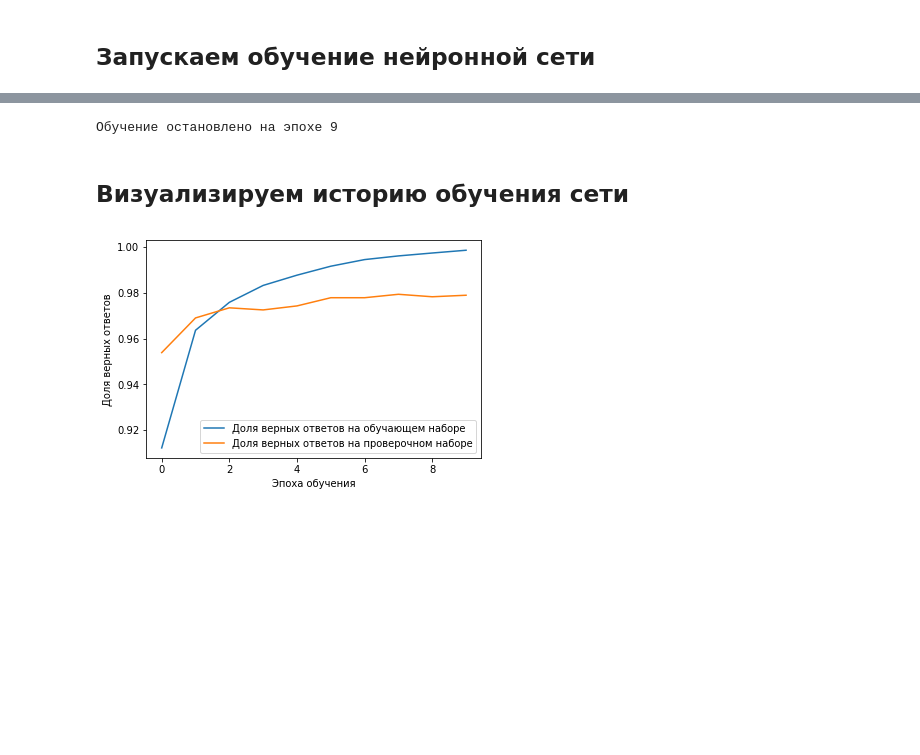
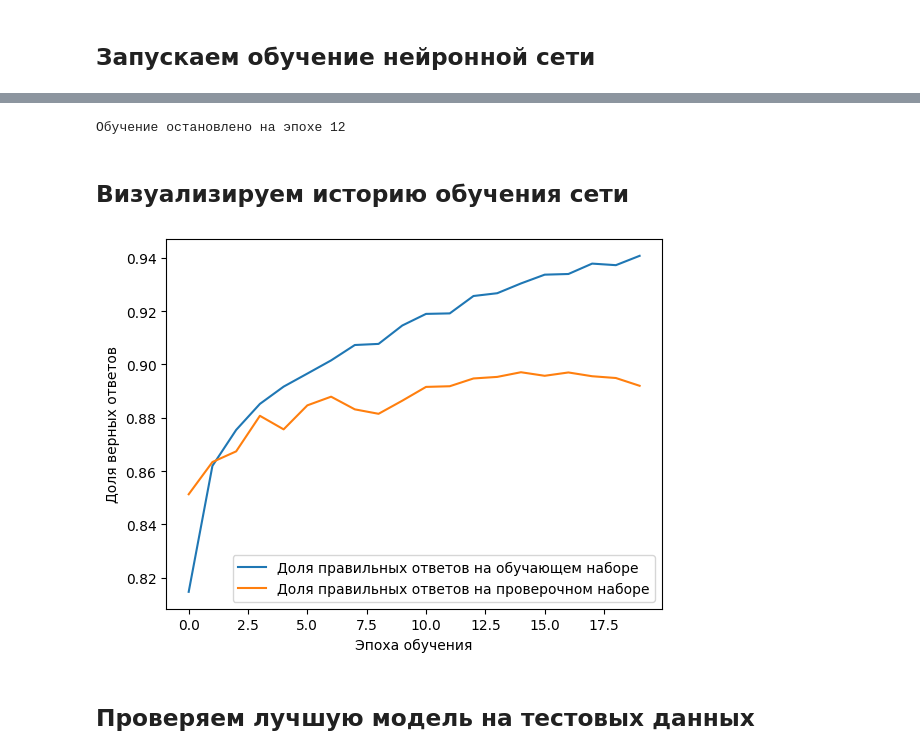
Before and after one commit to sozykin/dlpython_course, a Jupyter notebook: keras_callbacks/early_stopping.ipynb, the cells around one changed output, grey strips where cells are left out. Drawn from its saved outputs; the diff is of its cells as text; code cells hidden in the pictures; blank space fills up the shorter version.

Commit message:
Update early_stopping

```diff
--- a/keras_callbacks/early_stopping.ipynb
+++ b/keras_callbacks/early_stopping.ipynb
@@ -39,14 +26,40 @@ model.add(Dense(10, activation="softmax"))
+# %%
+# Создаем последовательную модель
+model = Sequential(
+    [
+        # Слой, который преобразует матрицу 28х28 в плоский вектор
+        Flatten(),
+        # Слой нормализации
+        Rescaling(1./255),
+        # Входной полносвязный слой, 800 нейрона
+        # Количество входов не указываем, Keras определяет автоматически
+        # после первого запуска
+        Dense(800, activation="relu"),
+        # Выходной полносвязный слой, 10 нейронов (по количеству классов)
+        Dense(10, activation="softmax")
+    ]
+)
 # %% [markdown]
 Компилируем сеть
 # %%
-model.compile(loss="categorical_crossentropy", optimizer="adam", metrics=["accuracy"])
+model.compile(loss="sparse_categorical_crossentropy",
+              optimizer="adam",
+              metrics=["accuracy"])
 # %% [markdown]
 ## Создаем EarlyStopping Callback
 # %%
-early_stopping_callback = EarlyStopping(monitor='val_acc', patience=2)
+early_stopping_callback = EarlyStopping(monitor='val_accuracy',
+                                        patience=5,
+                                        restore_best_weights=True,
+                                        verbose=1)
 # %% [markdown]
 ## Запускаем обучение нейронной сети
 # %%
-history = model.fit(X_train, Y_train, batch_size=200, epochs=25, validation_split=0.2, verbose=2,
+history = model.fit(x_train,
+                    y_train,
+                    batch_size=200,
+                    epochs=100,
+                    validation_split=0.2,
+                    verbose=2,
                     callbacks=[early_stopping_callback])
 # %% [output]
@@ -70,15 +83,17 @@ Epoch 10/25
 # %%
 print("Обучение остановлено на эпохе", early_stopping_callback.stopped_epoch)
 # %% [output]
-Обучение остановлено на эпохе 9
+Обучение остановлено на эпохе 12
 # %% [markdown]
 ## Визуализируем историю обучения сети
 # %%
-plt.plot(history.history['acc'], label='Доля верных ответов на обучающем наборе')
-plt.plot(history.history['val_acc'], label='Доля верных ответов на проверочном наборе')
+plt.plot(history.history['accuracy'], label='Доля правильных ответов на обучающем наборе')
+plt.plot(history.history['val_accuracy'], label='Доля правильных ответов на проверочном наборе')
 plt.xlabel('Эпоха обучения')
 plt.ylabel('Доля верных ответов')
 plt.legend()
 plt.show()
 # %% [output]
-[figure, old version]
+[figure, new version]
+# %% [markdown]
+## Проверяем лучшую модель на тестовых данных
```
Also changed, not shown: parts of 14 cells of this notebook.
